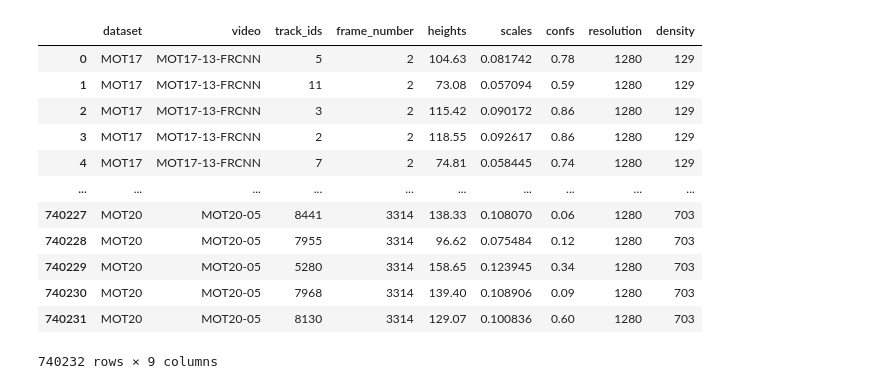
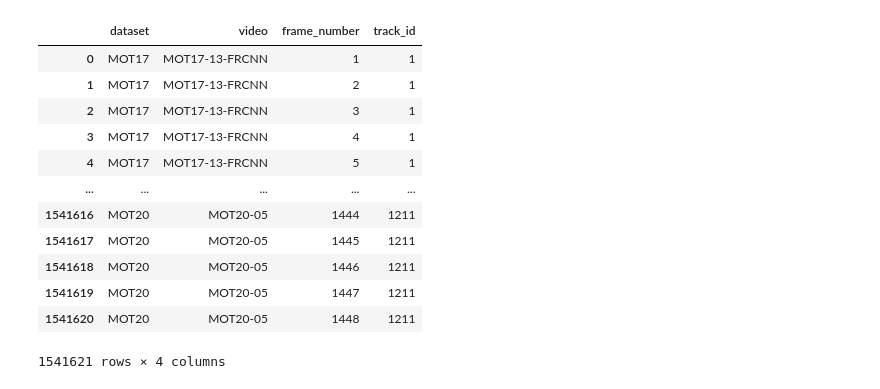
Before and after one commit to Jumabek/LITE, a Jupyter notebook: notebooks/experiments.ipynb, the cells around one changed output. Saved outputs shown, nothing was run; the diff lists cells and outputs as text; code cells hidden in the pictures.

```diff
--- a/notebooks/experiments.ipynb
+++ b/notebooks/experiments.ipynb
@@ -1,28 +0,0 @@
-# %%
-import pandas as pd
-
-mot17 = pd.read_csv('/home/hbvision/mirsaid/LITE/datasets/mot17.csv')
-mot20 = pd.read_csv('/home/hbvision/mirsaid/LITE/datasets/mot20.csv')
-
-mot17.insert(0, 'dataset', 'MOT17')
-mot20.insert(0, 'dataset', 'MOT20')
-
-mot17['density'] = mot17.groupby(['video', 'frame_number'])['track_ids'].transform('count')
-mot20['density'] = mot20.groupby(['video', 'frame_number'])['track_ids'].transform('count')
-
-mot_combined = pd.concat([mot17[mot17['resolution']==1280], mot20[mot20['resolution']==1280]], ignore_index=True)
-mot_combined
-# %% [output]
-|  | dataset | video | track_ids | frame_number | heights | scales | confs | resolution | density |
-| 0 | MOT17 | MOT17-13-FRCNN | 5 | 2 | 104.63 | 0.081742 | 0.78 | 1280 | 129 |
-| 1 | MOT17 | MOT17-13-FRCNN | 11 | 2 | 73.08 | 0.057094 | 0.59 | 1280 | 129 |
-| 2 | MOT17 | MOT17-13-FRCNN | 3 | 2 | 115.42 | 0.090172 | 0.86 | 1280 | 129 |
-| 3 | MOT17 | MOT17-13-FRCNN | 2 | 2 | 118.55 | 0.092617 | 0.86 | 1280 | 129 |
-| 4 | MOT17 | MOT17-13-FRCNN | 7 | 2 | 74.81 | 0.058445 | 0.74 | 1280 | 129 |
-| ... | ... | ... | ... | ... | ... | ... | ... | ... | ... |
-| 740227 | MOT20 | MOT20-05 | 8441 | 3314 | 138.33 | 0.108070 | 0.06 | 1280 | 703 |
-| 740228 | MOT20 | MOT20-05 | 7955 | 3314 | 96.62 | 0.075484 | 0.12 | 1280 | 703 |
-| 740229 | MOT20 | MOT20-05 | 5280 | 3314 | 158.65 | 0.123945 | 0.34 | 1280 | 703 |
-| 740230 | MOT20 | MOT20-05 | 7968 | 3314 | 139.40 | 0.108906 | 0.09 | 1280 | 703 |
-| 740231 | MOT20 | MOT20-05 | 8130 | 3314 | 129.07 | 0.100836 | 0.60 | 1280 | 703 |
-740232 rows × 9 columns
@@ -29 +15,43 @@ mot_combined
+# %%
+def get_track_id_per_frame(dataset):
+    sequences = sequence_map[dataset]
+    final_data = []
+
+    for seq in sequences:
+
+        relative_path = f'datasets/{dataset}/train/{seq}/gt/gt.txt'
+        absolute_path = os.path.join(os.path.dirname(os.getcwd()), relative_path)
+
+        # Read the ground truth file
+        gt = pd.read_csv(absolute_path, header=None)
+        for line in gt.values:
+            frame_number, track_id = line[0], line[1]
+            final_data.append({
+                'dataset': dataset,
+                'video': seq,
+                'frame_number': int(frame_number),
+                'track_id': int(track_id)
+            })
+
+    return pd.DataFrame(final_data)
+
+mot17_gt = get_track_id_per_frame('MOT17')
+mot20_gt = get_track_id_per_frame('MOT20')
+
+mot_gt = pd.concat([mot17_gt, mot20_gt], ignore_index=True)
+mot_gt
+# %% [output]
+|  | dataset | video | frame_number | track_id |
+| 0 | MOT17 | MOT17-13-FRCNN | 1 | 1 |
+| 1 | MOT17 | MOT17-13-FRCNN | 2 | 1 |
+| 2 | MOT17 | MOT17-13-FRCNN | 3 | 1 |
+| 3 | MOT17 | MOT17-13-FRCNN | 4 | 1 |
+| 4 | MOT17 | MOT17-13-FRCNN | 5 | 1 |
+| ... | ... | ... | ... | ... |
+| 1541616 | MOT20 | MOT20-05 | 1444 | 1211 |
+| 1541617 | MOT20 | MOT20-05 | 1445 | 1211 |
+| 1541618 | MOT20 | MOT20-05 | 1446 | 1211 |
+| 1541619 | MOT20 | MOT20-05 | 1447 | 1211 |
+| 1541620 | MOT20 | MOT20-05 | 1448 | 1211 |
+1541621 rows × 4 columns
 # %%
```
Also changed, not shown: parts of 6 cells of this notebook, 3 other files.
